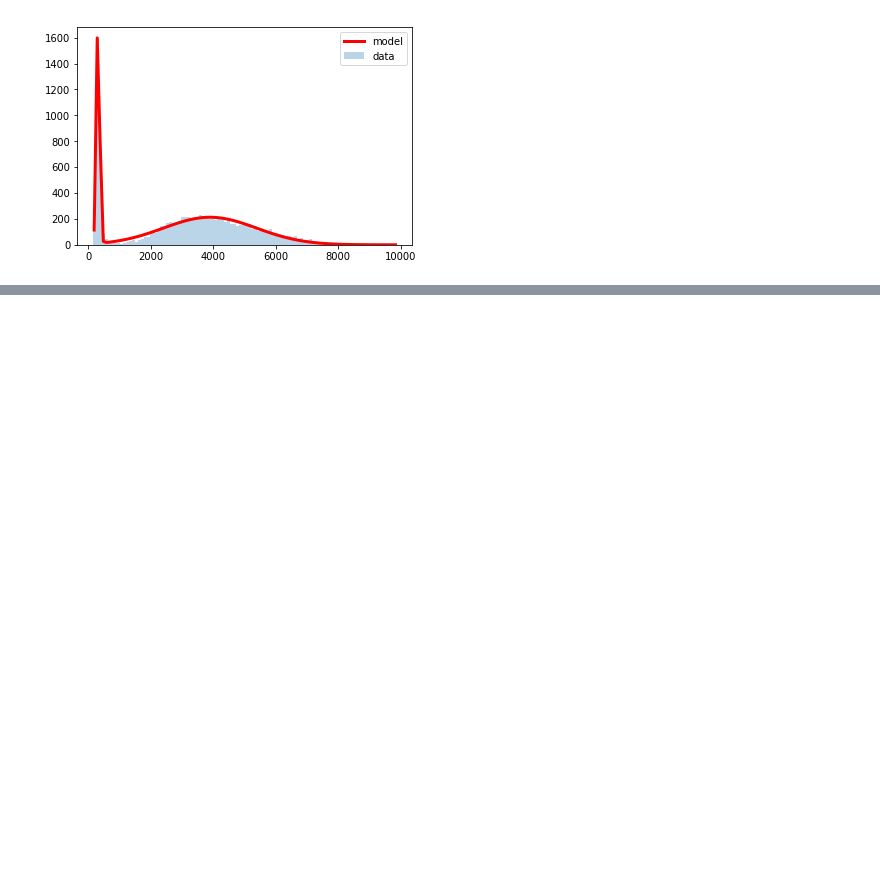
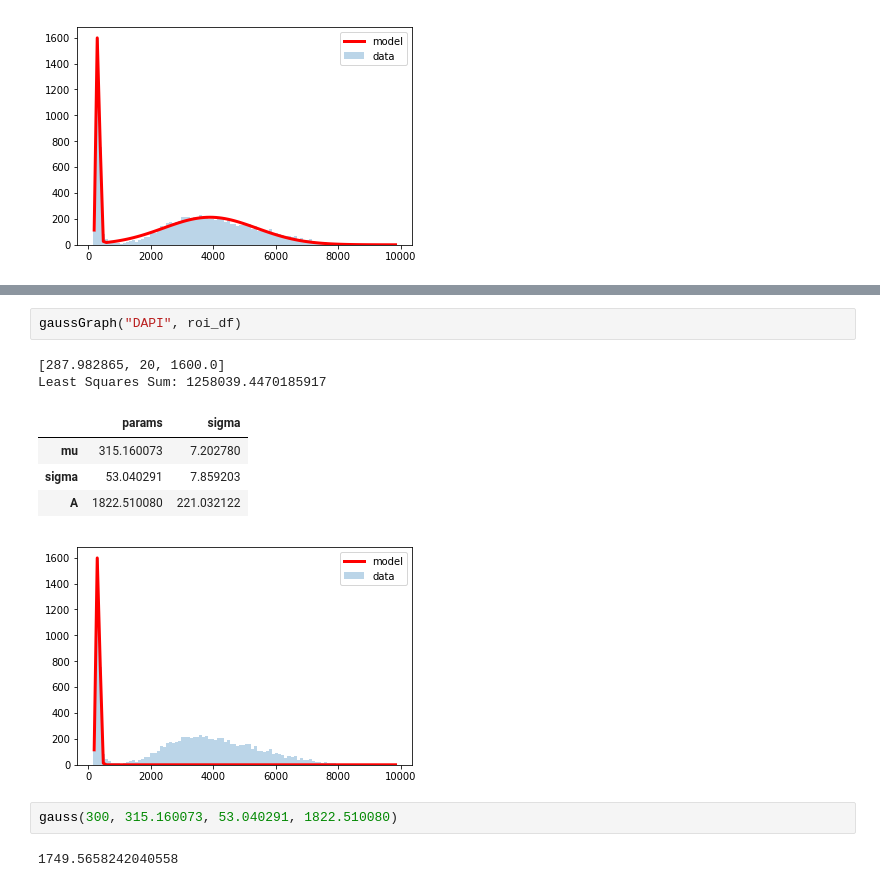
Before and after one commit to christopher-gong/optometry, a Jupyter notebook: jupyter/Working least squares.ipynb, the cells around one changed output, grey strips where cells are left out. Cells and saved outputs as stored; diff of their text form; blank space fills up the shorter version.

Commit message:
working least squares

```diff
--- a/jupyter/Untitled1.ipynb
+++ b/jupyter/Working least squares.ipynb
@@ -215,0 +233,14 @@ Expected values:
+# %%
+gaussGraph("DAPI", roi_df)
+# %% [output]
+[287.982865, 20, 1600.0]
+Least Squares Sum: 1258039.4470185917
+|  | params | sigma |
+| mu | 315.160073 | 7.202780 |
+| sigma | 53.040291 | 7.859203 |
+| A | 1822.510080 | 221.032122 |
+[figure, added]
+# %%
+gauss(300, 315.160073, 53.040291, 1822.510080)
+# %% [output]
+1749.5658242040558
```
Also changed, not shown: parts of 4 cells of this notebook.
